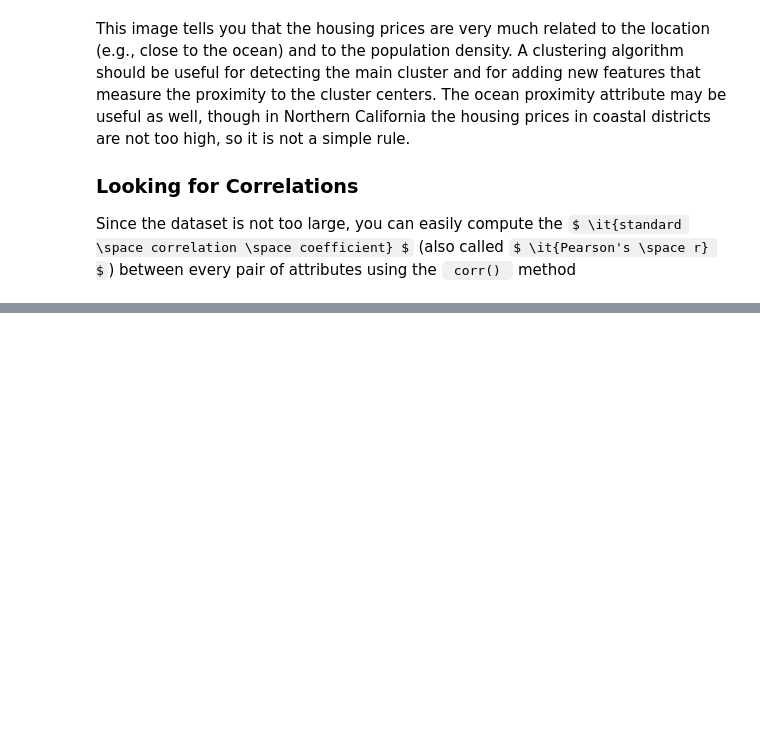
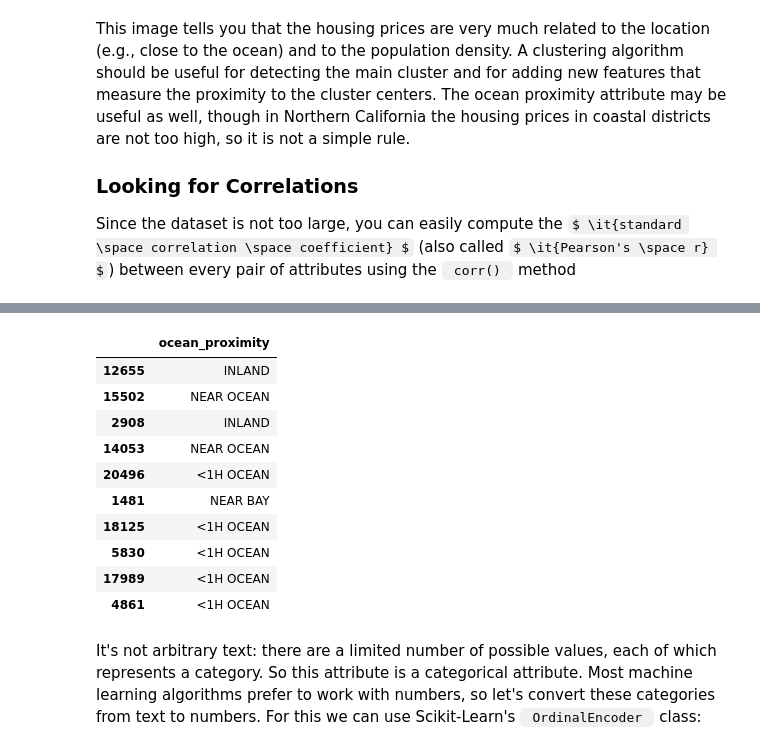
Before and after one commit to shahbajsingh/property-pricing-ca1990, a Jupyter notebook: cali-housing-price-model.ipynb, the cells around one changed output, grey strips where cells are left out. Drawn from its saved outputs; the diff is of its cells as text; code cells hidden in the pictures; some formulas as TeX source; blank space fills up the shorter version.

```diff
--- a/cali-housing-price-model.ipynb
+++ b/cali-housing-price-model.ipynb
@@ -683,0 +688,17 @@ ___
+# %%
+housing_cat = housing[['ocean_proximity']]
+housing_cat.head(10)
+# %% [output]
+|  | ocean_proximity |
+| 12655 | INLAND |
+| 15502 | NEAR OCEAN |
+| 2908 | INLAND |
+| 14053 | NEAR OCEAN |
+| 20496 | <1H OCEAN |
+| 1481 | NEAR BAY |
+| 18125 | <1H OCEAN |
+| 5830 | <1H OCEAN |
+| 17989 | <1H OCEAN |
+| 4861 | <1H OCEAN |
+# %% [markdown]
+It's not arbitrary text: there are a limited number of possible values, each of which represents a category. So this attribute is a categorical attribute. Most machine learning algorithms prefer to work with numbers, so let's convert these categories from text to numbers. For this we can use Scikit-Learn's <code> OrdinalEncoder </code> class:
```
Also changed, not shown: parts of 80 cells of this notebook.
